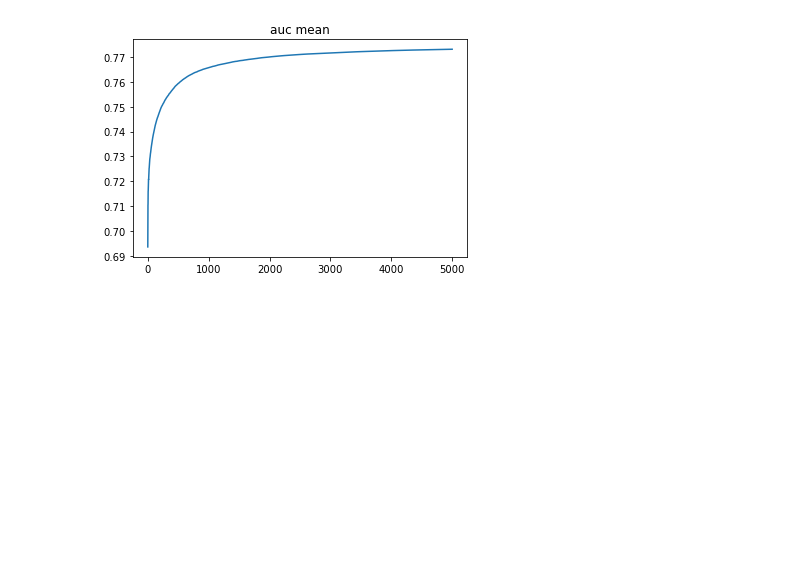
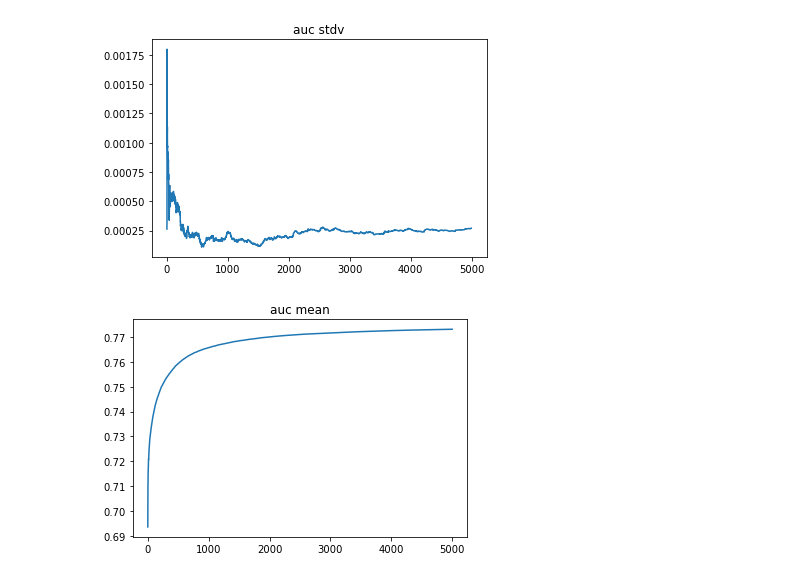
Before and after one commit to tdenimal/riid_kaggle, a Jupyter notebook: notebooks/playground.ipynb, the cells around one changed output. Cells and saved outputs as stored; diff of their text form; code cells hidden in the pictures; blank space fills up the shorter version.

```diff
--- a/notebooks/playground.ipynb
+++ b/notebooks/playground.ipynb
@@ -152,3 +161,12 @@ NameError: name 'json' is not defined
+# %%
+with open('auc_stdv_0.json', 'r') as f:
+     model_cv_stdv = json.loads(f.read())
+
+plt.title("auc stdv")
+plt.plot(model_cv_stdv)
+plt.show()
+# %% [output]
+[figure, added]
 # %%
 #Plot metric mean value
 plt.title("auc mean")
```
Also changed, not shown: parts of 7 cells of this notebook.
